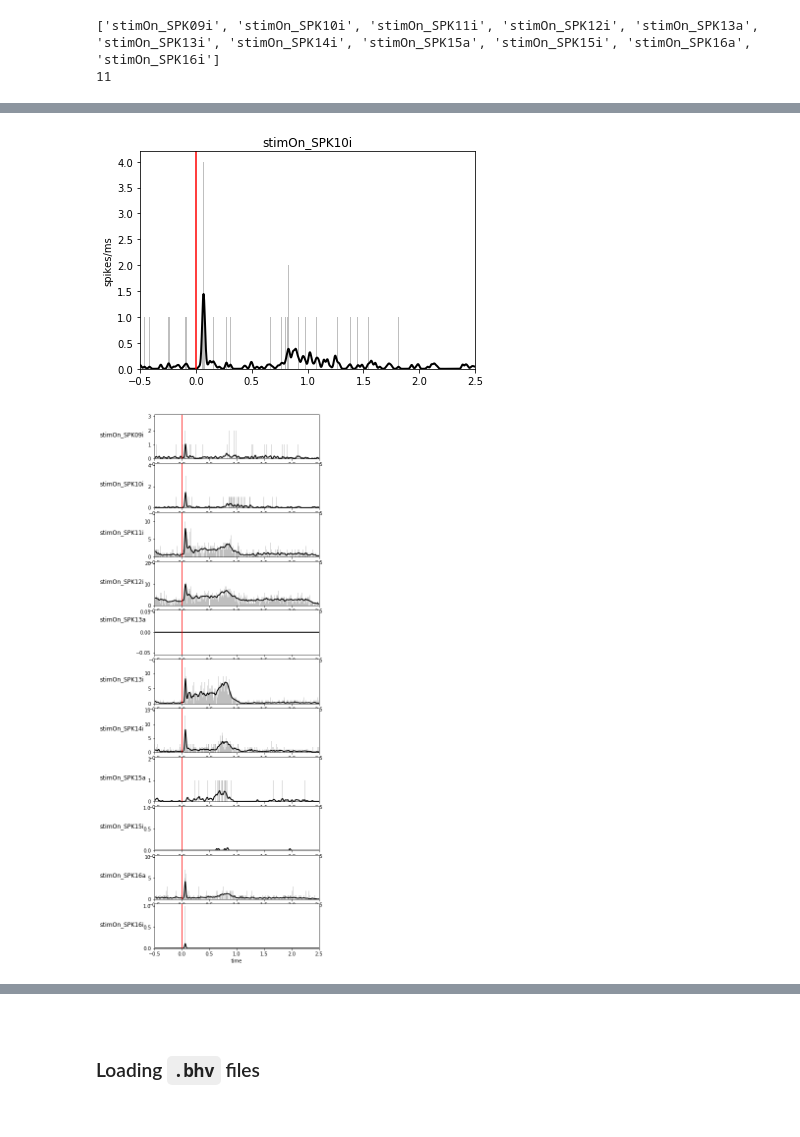
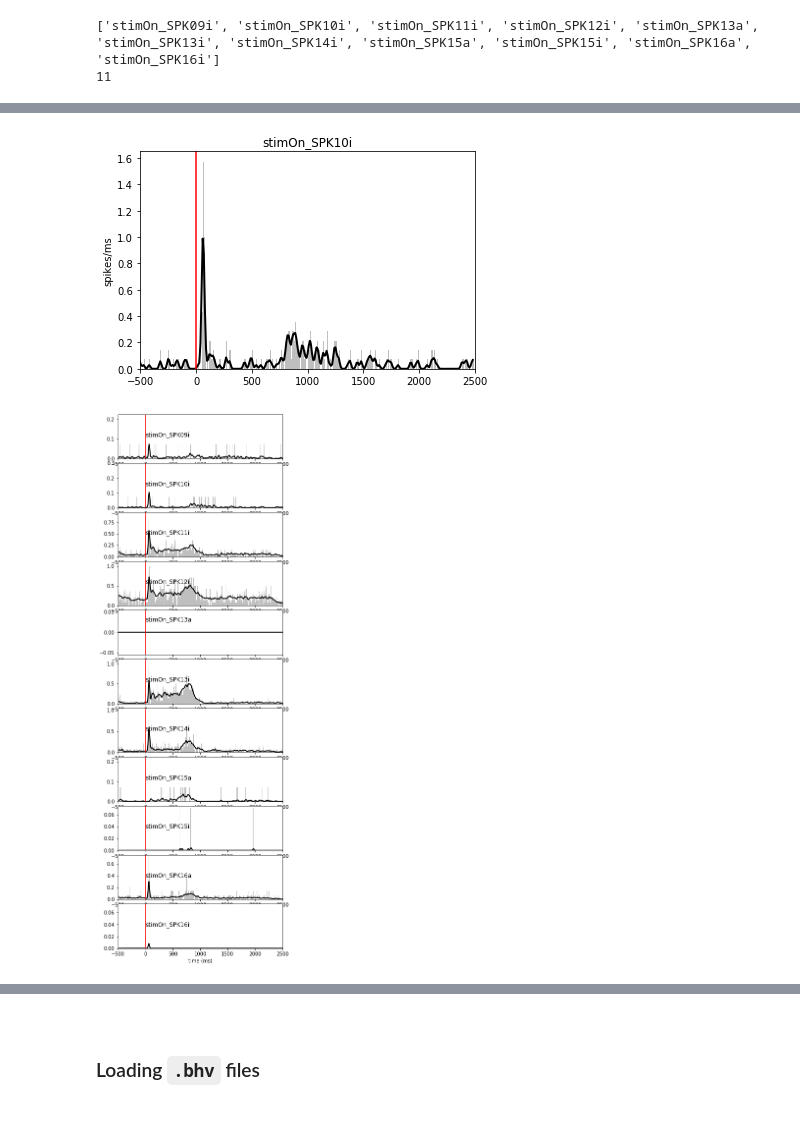
Before and after one commit to SmilodonCub/linArray, a Jupyter notebook: linArray_notebook.ipynb, the cells around one changed output, grey strips where cells are left out. Saved outputs shown, nothing was run; the diff lists cells and outputs as text; code cells hidden in the pictures.

Commit message:
adjust units

```diff
--- a/linArray_notebook.ipynb
+++ b/linArray_notebook.ipynb
@@ -362,9 +362,10 @@ align the data by stimulus onset. This requires knowing the MonkeyLogic eventmar
 stimOn = 30 #define the eventmarker for stimulus onset
 
 # define a function to adjust timestamps by stimulus onset
+# and converts from seconds to msec
 def addStimOnset( data_df, stimOnset_eventmarker, dataType ):
     """
-    returns an array with neual data adjusted for the stimulus onset time
+    returns an array with neual data adjusted for the stimulus onset time in milliseconds
     data_df, stimOnset_eventmarker, dataType
     """
     adjustdata_df = data_df.copy()
@@ -382,7 +383,7 @@ def addStimOnset( data_df, stimOnset_eventmarker, dataType ):
     for column in columns2adjust:
         colname = 'stimOn_' + column
         adjustdata_df[colname] = adjustdata_df.apply(lambda row:
-            list(np.round(np.subtract([e for e in row[column]], row[strobedLabel] ),4)),axis = 1)
+            list(np.round(np.subtract([e for e in row[column]], row[strobedLabel] )*1000,4)),axis = 1)
     return adjustdata_df
 # %%
 Peanut_delayedSaccadeTask_2016_6_8_1_1_dSacctrials_align = addStimOnset( addStrobes, stimOn, 'SPK' )
@@ -423,6 +432,8 @@ print( len( stimOnCols ) )
 # %% [output]
 ['stimOn_SPK09i', 'stimOn_SPK10i', 'stimOn_SPK11i', 'stimOn_SPK12i', 'stimOn_SPK13a', 'stimOn_SPK13i', 'stimOn_SPK14i', 'stimOn_SPK15a', 'stimOn_SPK15i', 'stimOn_SPK16a', 'stimOn_SPK16i']
 11
+# %%
+time_axis_limits_ms = [ -500, 2500 ]
 # %%
 # raster plot for a channel
 def channelSpikeRaster( data_df, channel ):
@@ -517,31 +534,33 @@ def channelGaussianSmoothed( data_df, channel, sigma ):
     plt.axvline(x=0, c = 'red')
     return smoothedSpikes
 # %%
-smooth = channelGaussianSmoothed( Peanut_delayedSaccadeTask_2016_6_8_1_1_dSacctrials_align, 'stimOn_SPK10i' , 10 )
+smooth = channelGaussianSmoothed( Peanut_delayedSaccadeTask_2016_6_8_1_1_dSacctrials_align, 'stimOn_SPK10i' , 1, time_axis_limits_ms )
 # %% [output]
-[figure, old version]
+[figure, new version]
 # %%
 # subplots for multiple rasters
-def multiChannel_histplot( data_df, channel, sigma ):
+def multiChannel_histplot( data_df, channel, sigma, time_axis_limits_ms ):
     """
     plot a subplot histogram of trial spike data
     for a given channel in data_df
     """
     from scipy.ndimage import gaussian_filter1d
-    bins = np.arange(-0.5, 2.5, 0.001)
+    num_trials = data_df.shape[0]
+    b = np.arange(time_axis_limits_ms[0], time_axis_limits_ms[1], 1)
     neuralData = data_df[channel].sum()
-    counts, bins, bars = plt.hist(neuralData, bins, color = [0.75, 0.75, 0.75 ] )
-    smoothedSpikes = gaussian_filter1d(counts, sigma)
+    (counts, bins) = np.histogram(neuralData, bins=b)
+    plt.hist(bins[:-1], bins, weights=counts/num_trials, color = [0.75, 0.75, 0.75 ])
+    smoothedSpikes = gaussian_filter1d(counts/num_trials, sigma)
     plt.plot( bins[:-1], smoothedSpikes, lw = 2, color = 'k' )
-    plt.xlabel('time')
+    plt.xlabel('time (ms)')
     ys = plt.gca().get_ylim()
     plt.text(-1.5, ys[1]/2, channel, fontsize=12)
     plt.axvline(x=0, c = 'red')
-    plt.xlim( [-0.5,2.5])
+    plt.xlim( time_axis_limits_ms)
     #plt.show()
     #return fig
 
-def multiChannel_stimOn_Histograms( data_df, sigma, **kwargs ):
+def multiChannel_stimOn_Histograms( data_df, sigma, time_axis_limits_ms, **kwargs ):
 
     channelList = kwargs.get('channelList', None)
 
@@ -555,13 +574,13 @@ def multiChannel_stimOn_Histograms( data_df, sigma, **kwargs ):
     plt.subplots_adjust( hspace = 0.1 )
     for idx, channel in enumerate( stimOnCols ):
         plt.subplot(len( stimOnCols ),1,idx + 1)
-        multiChannel_histplot( data_df, channel, sigma )
+        multiChannel_histplot( data_df, channel, sigma, time_axis_limits_ms )
     plt.show()
 # %%
-amultihist = multiChannel_stimOn_Histograms( Peanut_delayedSaccadeTask_2016_6_8_1_1_dSacctrials_align, 10 )
+amultihist = multiChannel_stimOn_Histograms( Peanut_delayedSaccadeTask_2016_6_8_1_1_dSacctrials_align, 10, time_axis_limits_ms )
 #plt.show()
 # %% [output]
-[figure, old version]
+[figure, new version]
 # %%
 # can pass a custom list of channels to visualize only a selection
 customList = ['stimOn_SPK09i', 'stimOn_SPK10i',
```
Also changed, not shown: parts of 16 cells of this notebook.
